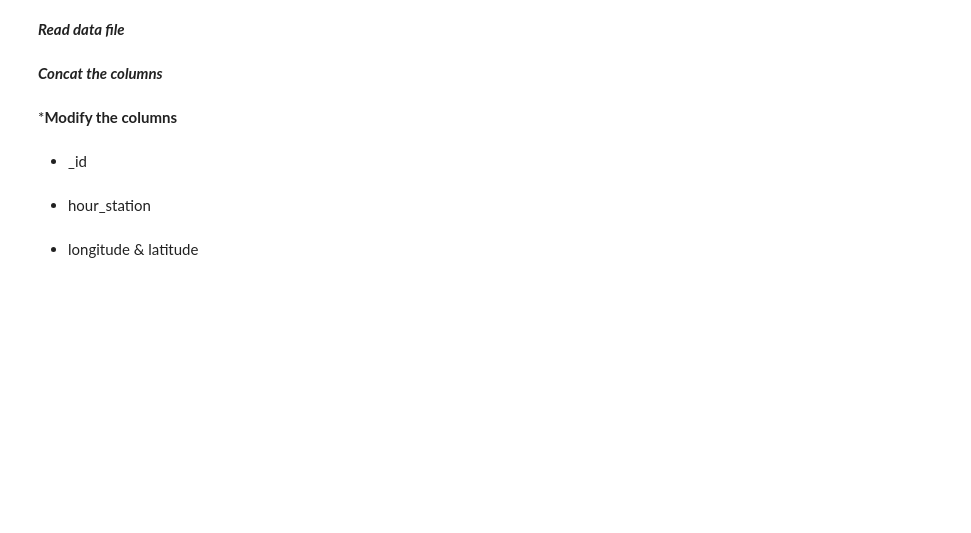
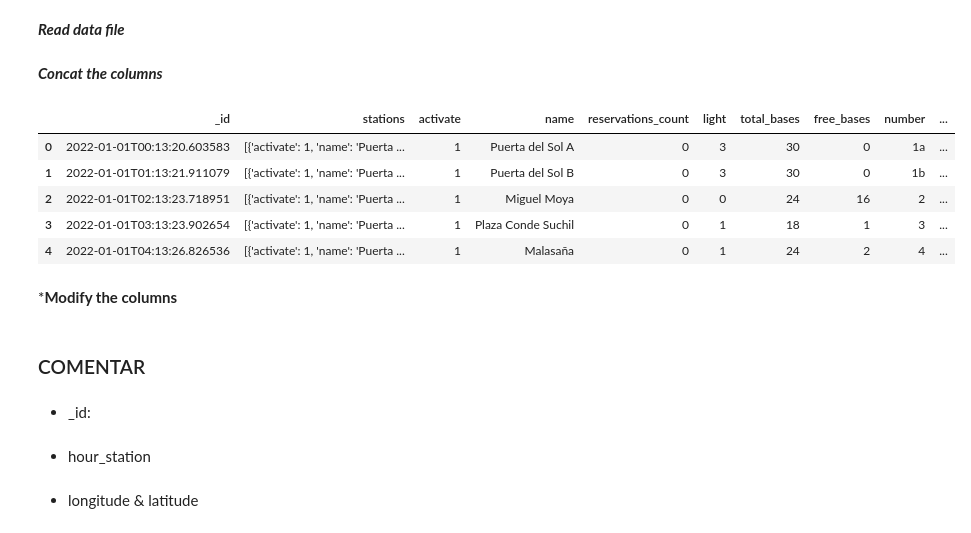
Before and after one commit to Proyect-Final-4Geeks-RJ/BiciMad_4geeks_ML, a Jupyter notebook: src/notebooks/clean_data.ipynb, the cells around one changed output. Saved outputs shown, nothing was run; the diff lists cells and outputs as text; code cells hidden in the pictures; blank space fills up the shorter version.

Commit message:
Revised  data clean

```diff
--- a/src/notebooks/clean_data.ipynb
+++ b/src/notebooks/clean_data.ipynb
@@ -170,7 +116,7 @@ trips_data.to_csv('../data/processed/clean_data_trips.csv', index=False)
 # %% [markdown]
 ***Read data file***
 # %%
-data_stations = pd.read_json('../data/raw/json/combined_json.json', lines=True)
+data_stations = pd.read_json(r'C:\Users\jlizo\Desktop\BiciMad_4geeks_ML\data\processed\combined_json.json', lines=True)
 # %% [markdown]
 ***Concat the columns***
 # %%
@@ -183,7 +129,18 @@ data_stations_rep = data_stations_rep.reset_index(drop=True)
 # %%
-data_stations_final = pd.concat([data_stations_rep, stations_df], axis=1, join='outer')
+stations_data = pd.concat([data_stations_rep, stations_df], axis=1, join='outer') # To finish the concatened information
+# %%
+stations_data.head() # Read the head data
+# %% [output]
+|  | _id | stations | activate | name | reservations_count | light | total_bases | free_bases | number | ... |
+| 0 | 2022-01-01T00:13:20.603583 | [{'activate': 1, 'name': 'Puerta ... | 1 | Puerta del Sol A | 0 | 3 | 30 | 0 | 1a | ... |
+| 1 | 2022-01-01T01:13:21.911079 | [{'activate': 1, 'name': 'Puerta ... | 1 | Puerta del Sol B | 0 | 3 | 30 | 0 | 1b | ... |
+| 2 | 2022-01-01T02:13:23.718951 | [{'activate': 1, 'name': 'Puerta ... | 1 | Miguel Moya | 0 | 0 | 24 | 16 | 2 | ... |
+| 3 | 2022-01-01T03:13:23.902654 | [{'activate': 1, 'name': 'Puerta ... | 1 | Plaza Conde Suchil | 0 | 1 | 18 | 1 | 3 | ... |
+| 4 | 2022-01-01T04:13:26.826536 | [{'activate': 1, 'name': 'Puerta ... | 1 | Malasaña | 0 | 1 | 24 | 2 | 4 | ... |
 # %% [markdown]
 ***Modify the columns**
+# %% [markdown]
+### COMENTAR
 # %% [markdown]
-* _id
+* _id:
 # %%
```
Also changed, not shown: parts of 28 cells of this notebook.
